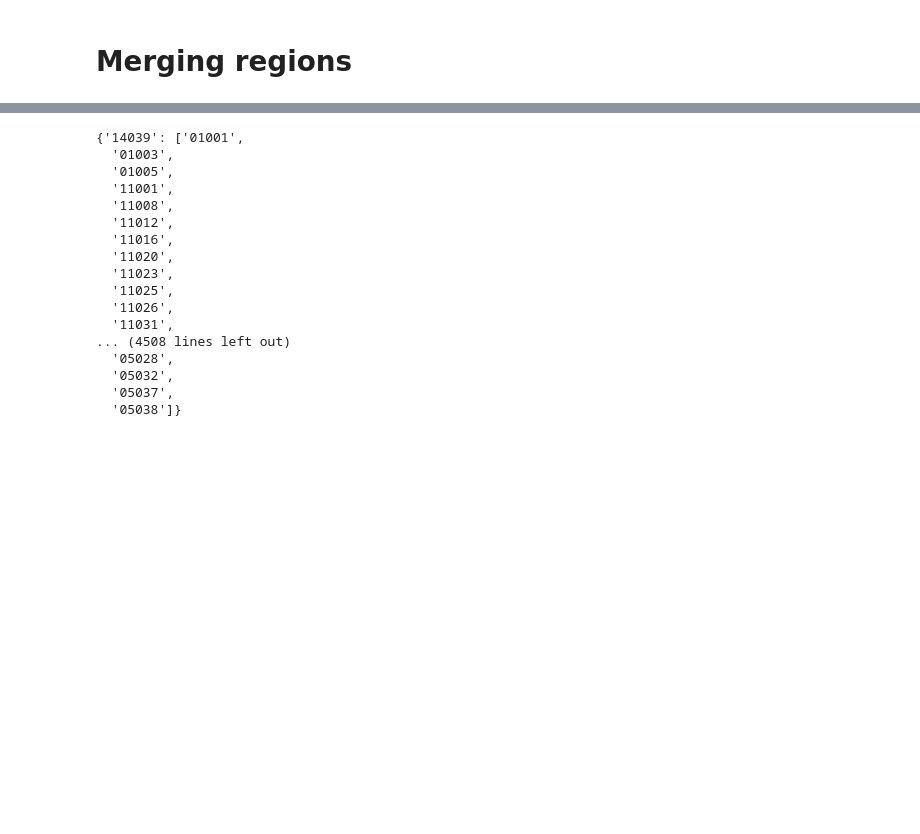
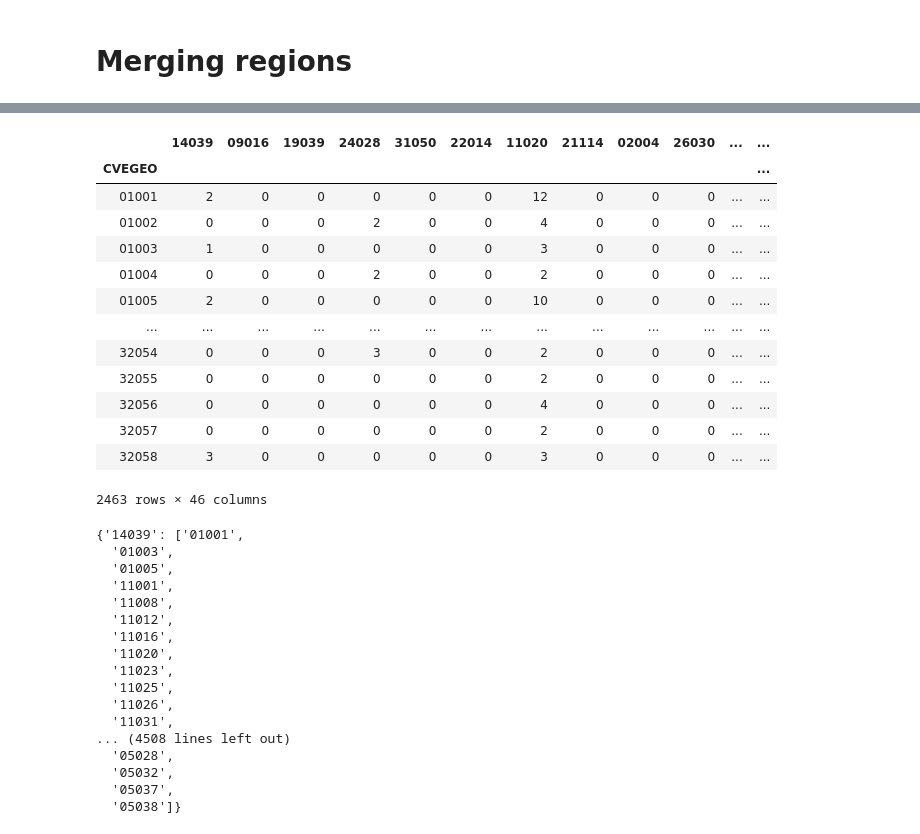
Before and after one commit to JerryAlfred/tradedeal, a Jupyter notebook: Regionalization Phase 1 Grouping Municipalities and Merging Attractors_End.ipynb, the cells around one changed output, grey strips where cells are left out. Drawn from its saved outputs; the diff is of its cells as text; code cells hidden in the pictures; blank space fills up the shorter version.

```diff
--- a/Regionalization Phase 1 Grouping Municipalities and Merging Attractors_End.ipynb
+++ b/Regionalization Phase 1 Grouping Municipalities and Merging Attractors_End.ipynb
@@ -401,6 +441,23 @@ for col in attractors['cve_mun']:
         for att in l:
             Merge_dict[att] = 1
             merged[col] = merged[col] + overlap[att]
+# %%
+merged
+# %% [output]
+|  | 14039 | 09016 | 19039 | 24028 | 31050 | 22014 | 11020 | 21114 | 02004 | 26030 | ... | ... |
+| CVEGEO |  |  |  |  |  |  |  |  |  |  |  | ... |
+| 01001 | 2 | 0 | 0 | 0 | 0 | 0 | 12 | 0 | 0 | 0 | ... | ... |
+| 01002 | 0 | 0 | 0 | 2 | 0 | 0 | 4 | 0 | 0 | 0 | ... | ... |
+| 01003 | 1 | 0 | 0 | 0 | 0 | 0 | 3 | 0 | 0 | 0 | ... | ... |
+| 01004 | 0 | 0 | 0 | 2 | 0 | 0 | 2 | 0 | 0 | 0 | ... | ... |
+| 01005 | 2 | 0 | 0 | 0 | 0 | 0 | 10 | 0 | 0 | 0 | ... | ... |
+| ... | ... | ... | ... | ... | ... | ... | ... | ... | ... | ... | ... | ... |
+| 32054 | 0 | 0 | 0 | 3 | 0 | 0 | 2 | 0 | 0 | 0 | ... | ... |
+| 32055 | 0 | 0 | 0 | 0 | 0 | 0 | 2 | 0 | 0 | 0 | ... | ... |
+| 32056 | 0 | 0 | 0 | 0 | 0 | 0 | 4 | 0 | 0 | 0 | ... | ... |
+| 32057 | 0 | 0 | 0 | 0 | 0 | 0 | 2 | 0 | 0 | 0 | ... | ... |
+| 32058 | 3 | 0 | 0 | 0 | 0 | 0 | 3 | 0 | 0 | 0 | ... | ... |
+2463 rows × 46 columns
 # %%
 export_csv = merged.to_csv('merged.csv')
 # %%
```
Also changed, not shown: parts of 5 cells of this notebook, 1 other file.
